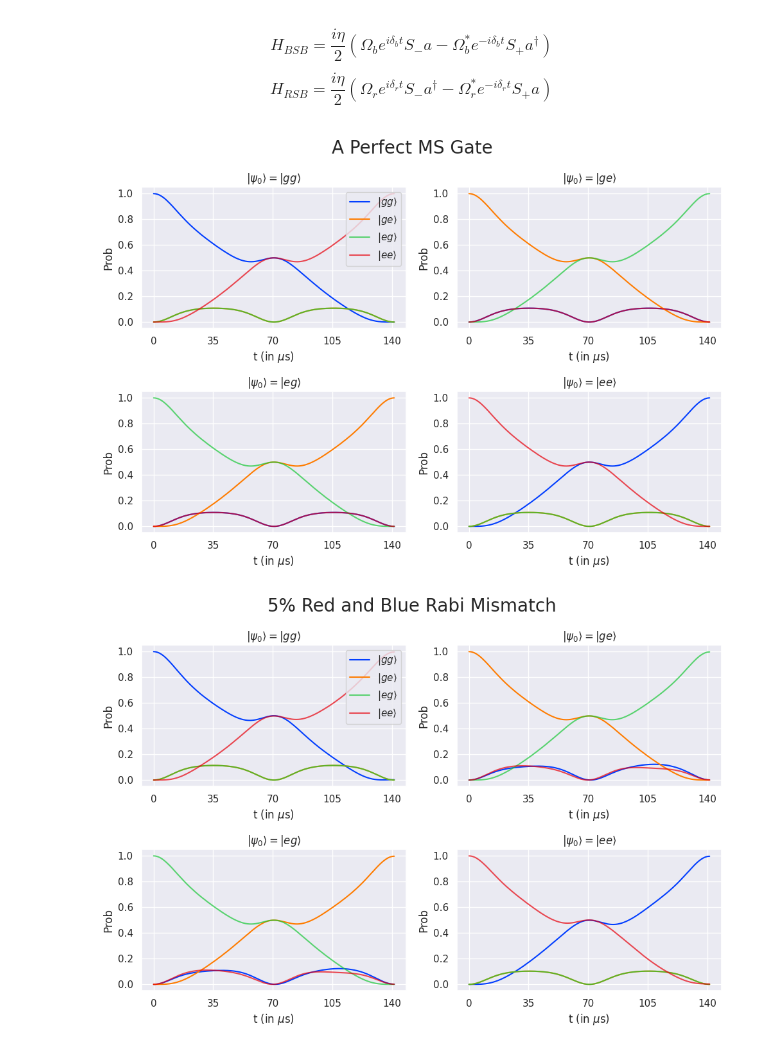
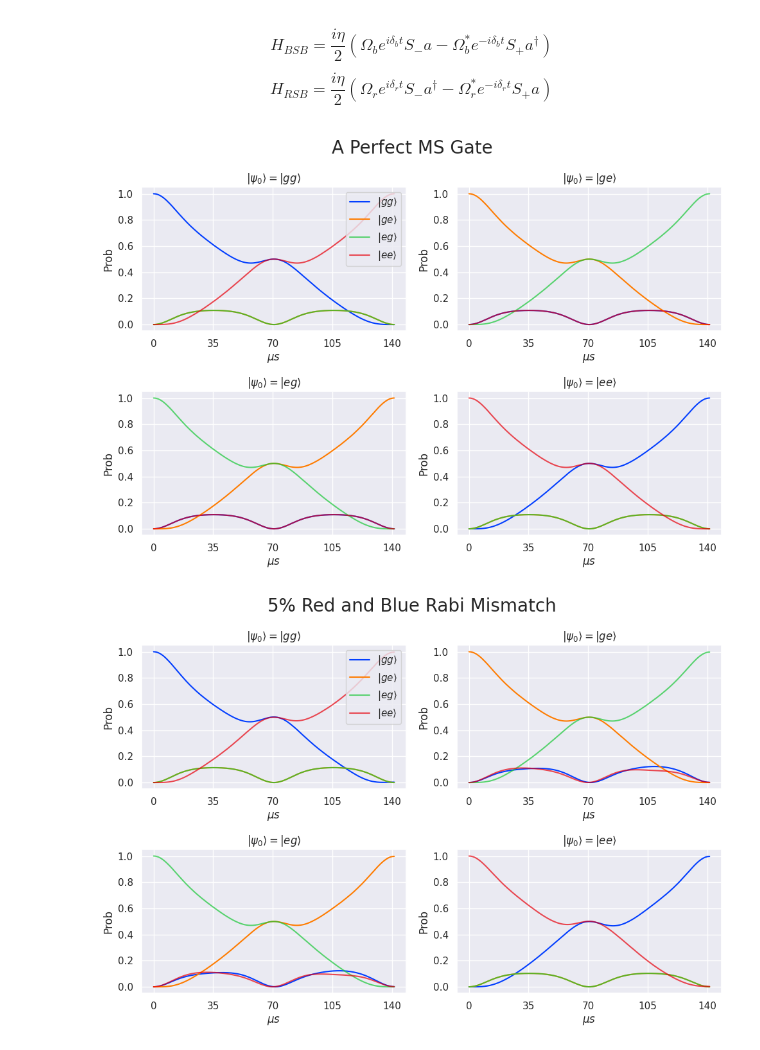
Before and after one commit to davisclarke/ms_gates, a Jupyter notebook: MS_Gates.ipynb, the cells around one changed output. Drawn from its saved outputs; the diff is of its cells as text; code cells hidden in the pictures.

```diff
--- a/MS_Gates.ipynb
+++ b/MS_Gates.ipynb
@@ -55,46 +55,42 @@ def H_MS(rabi_blue, rabi_red, blue_det, red_det):
 # %%
 gate_time=4*np.pi/epsilon
 tlist=np.linspace(0, gate_time, 1000)
 
 z_basis=[tensor(g,g,qeye(n))*tensor(g.dag(),g.dag(), qeye(n)), tensor(g,e,qeye(n))*tensor(g.dag(),e.dag(), qeye(n)),
         tensor(e,g,qeye(n))*tensor(e.dag(),g.dag(), qeye(n)), tensor(e,e,qeye(n))*tensor(e.dag(),e.dag(), qeye(n))]
 H=H_MS(rabi_0, rabi_0, epsilon, -epsilon)
 
 def plot_evol(H, psi0, title, labels=False, expect=z_basis):
     evol=mesolve(H, psi0, tlist, e_ops=expect)
     plt.plot(tlist, evol.expect[0], label=r'$|gg\rangle$')
     plt.plot(tlist, evol.expect[1], label=r'$|ge\rangle$')
     plt.plot(tlist, evol.expect[2], label=r'$|eg\rangle$', alpha=.7)
     plt.plot(tlist, evol.expect[3], label=r'$|ee\rangle$', alpha=.7)
-
-    evol=mesolve(H, psi0, )
-    plt.plot(tlist, evol.expect[4], label=r'$|EPR\rangle$', ls=':')
-    plt.xlabel(r't (in $\mu$s)')
-    plt.xticks().index
     plt.xticks(np.arange(0, 1.60e-4, .35e-4), labels=[f'{x}' for x in np.arange(0,160,35)])
+    plt.xlabel(r'$\mu s$')
     plt.title(r"$|\psi_0\rangle=$"+title)
     plt.ylabel('Prob')
     if labels: plt.legend(loc='upper right')
 def plot_evol_basis(H, suptitle):
     psi0=[gg,ge,eg,ee]
     plt.figure(figsize=(10,7))
     labels=[True, False, False, False]
     for rho0,labels, title,i in zip(psi0, labels, [r'$|gg\rangle$',r'$|ge\rangle$',r'$|eg\rangle$',r'$|ee\rangle$'], list(range(1,5))):
         plt.subplot(2,2, i)
         plot_evol(H,rho0, title, labels)
     plt.suptitle(suptitle, fontsize=20)
     plt.tight_layout()
     plt.show()
 plot_evol_basis(H,'A Perfect MS Gate')
 # %% [output]
-[figure, old version]
+[figure, new version]
 # %%
 
 
 H_rabi=H_MS(rabi_0*.975, rabi_0*1.025    , epsilon, -epsilon)
 plot_evol_basis(H_rabi, '5% Red and Blue Rabi Mismatch')
 # %% [output]
-[figure, old version]
+[figure, new version]
 # %%
 H_asym=H_MS(rabi_0, rabi_0, epsilon*1.05, -epsilon*.95)
 plot_evol_basis(H_asym, "5% Asymmetric Detuning Error")
```
Also changed, not shown: parts of 11 cells of this notebook.
